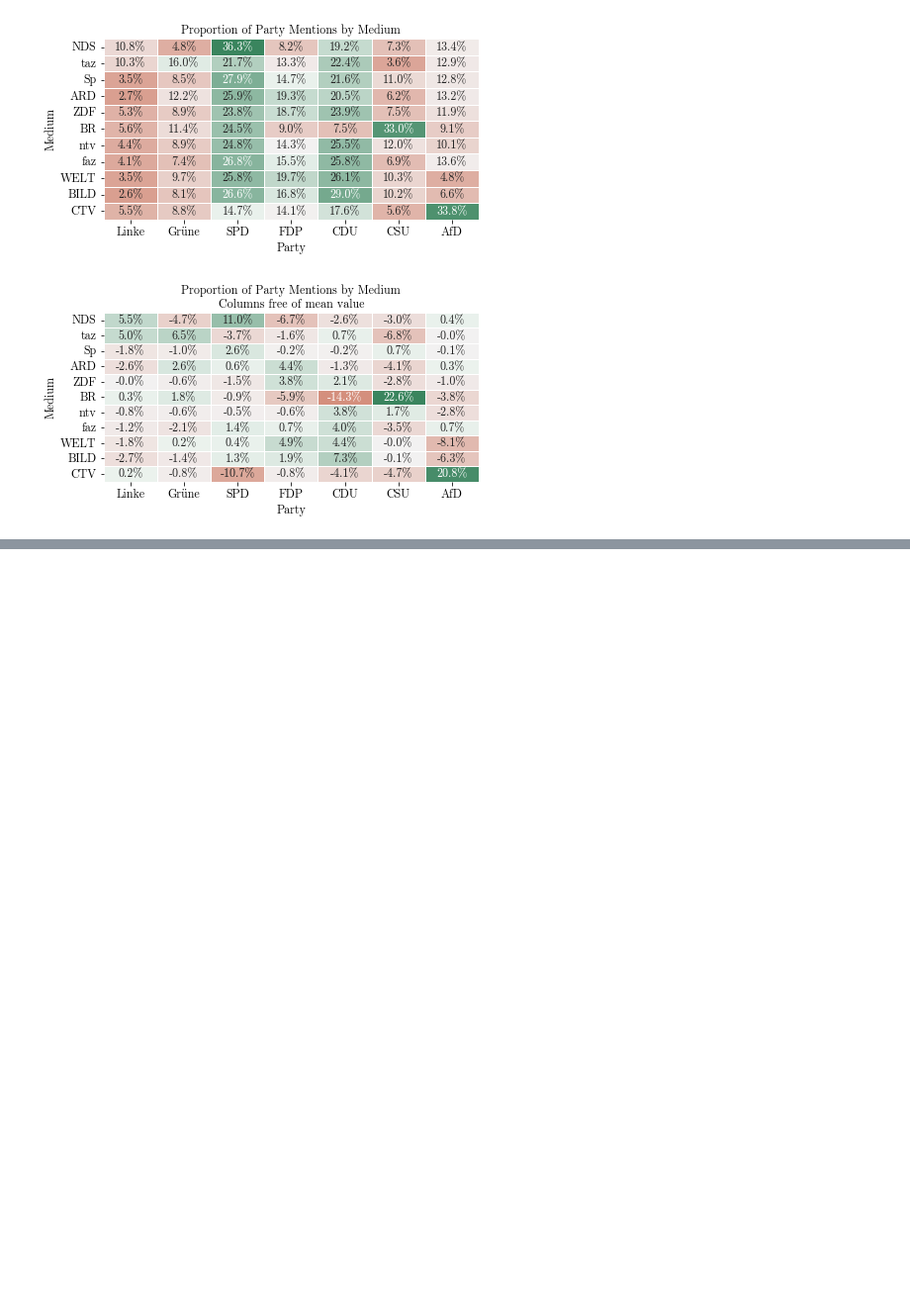
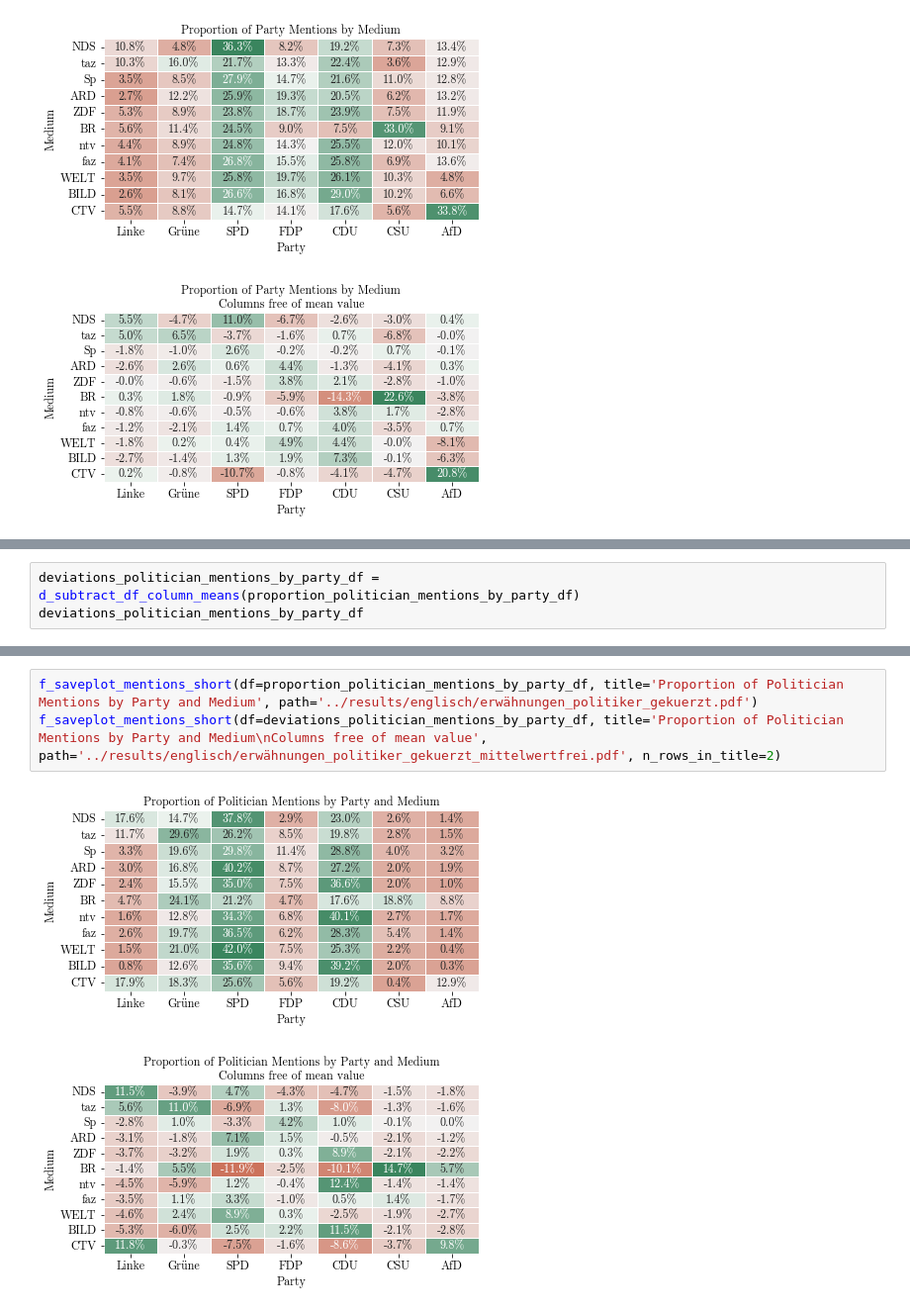
Before and after one commit to haukesteffen/media_bias_video_journalism, a Jupyter notebook: src/mention_analysis.ipynb, the cells around one changed output, grey strips where cells are left out. Shown at 99% size. Drawn from its saved outputs; the diff is of its cells as text; blank space fills up the shorter version.

```diff
--- a/src/mention_analysis.ipynb
+++ b/src/mention_analysis.ipynb
@@ -177,0 +264,3 @@ f_saveplot_mentions_short(df=deviations_party_mentions_by_party_df, title='Propo
+# %%
+deviations_politician_mentions_by_party_df = d_subtract_df_column_means(proportion_politician_mentions_by_party_df)
+deviations_politician_mentions_by_party_df
@@ -177,0 +285,6 @@ f_saveplot_mentions_short(df=deviations_party_mentions_by_party_df, title='Propo
+# %%
+f_saveplot_mentions_short(df=proportion_politician_mentions_by_party_df, title='Proportion of Politician Mentions by Party and Medium', path='../results/englisch/erwähnungen_politiker_gekuerzt.pdf')
+f_saveplot_mentions_short(df=deviations_politician_mentions_by_party_df, title='Proportion of Politician Mentions by Party and Medium\nColumns free of mean value', path='../results/englisch/erwähnungen_politiker_gekuerzt_mittelwertfrei.pdf', n_rows_in_title=2)
+# %% [output]
+[figure, added]
+[figure, added]
```
Also changed, not shown: parts of 17 cells of this notebook, 7 other files.
